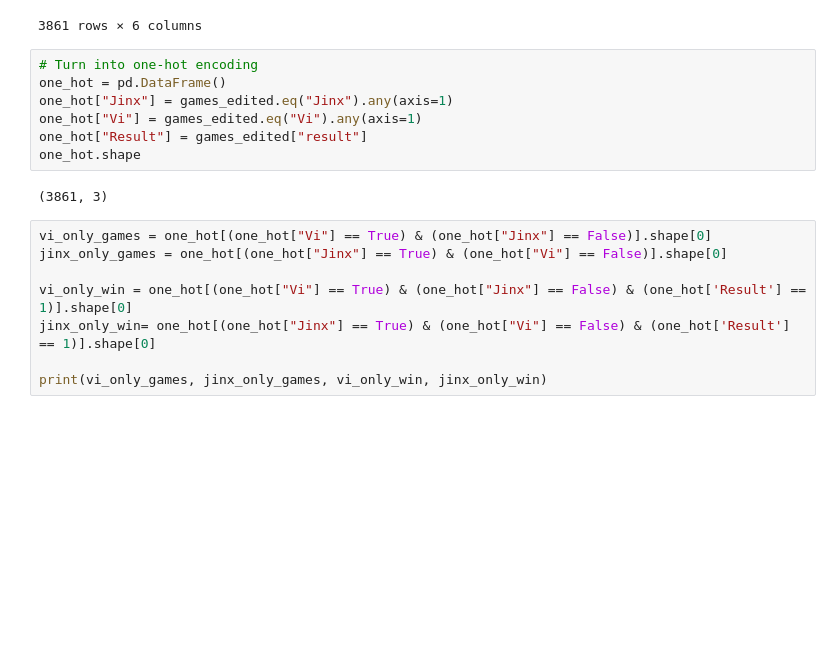
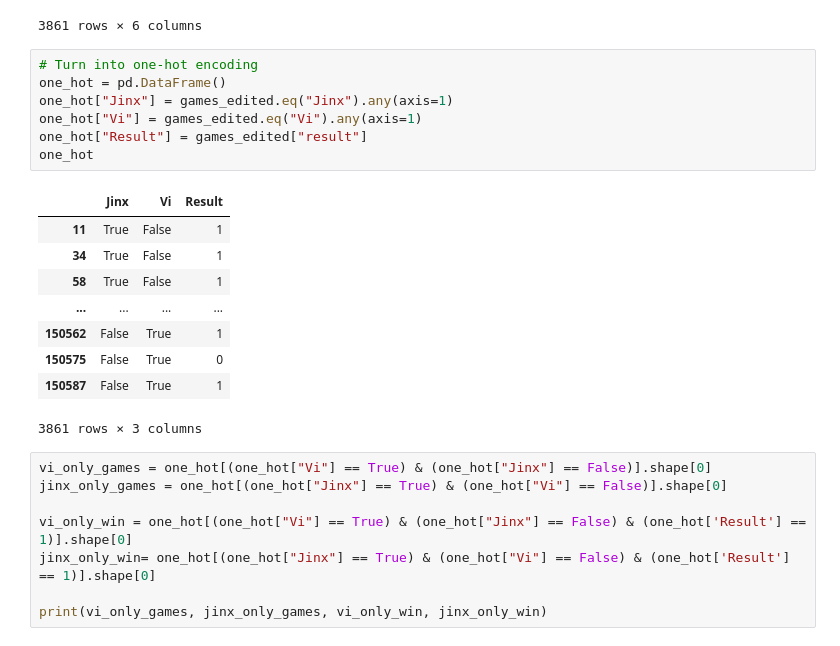
Before and after one commit to ryw27/pds-final-proj, a Jupyter notebook: template.ipynb, the cells around one changed output. Cells and saved outputs as stored; diff of their text form; blank space fills up the shorter version.

```diff
--- a/template.ipynb
+++ b/template.ipynb
@@ -95,12 +95,20 @@ games_edited[['pick1','pick2','pick3','pick4','pick5','result']]
 # %%
 # Turn into one-hot encoding
 one_hot = pd.DataFrame()
 one_hot["Jinx"] = games_edited.eq("Jinx").any(axis=1)
 one_hot["Vi"] = games_edited.eq("Vi").any(axis=1)
 one_hot["Result"] = games_edited["result"]
-one_hot.shape
+one_hot
 # %% [output]
+|  | Jinx | Vi | Result |
+| 11 | True | False | 1 |
+| 34 | True | False | 1 |
+| 58 | True | False | 1 |
+| ... | ... | ... | ... |
+| 150562 | False | True | 1 |
+| 150575 | False | True | 0 |
+| 150587 | False | True | 1 |
-(3861, 3)
+3861 rows × 3 columns
 # %%
 vi_only_games = one_hot[(one_hot["Vi"] == True) & (one_hot["Jinx"] == False)].shape[0]
 jinx_only_games = one_hot[(one_hot["Jinx"] == True) & (one_hot["Vi"] == False)].shape[0]
```
Also changed, not shown: parts of 14 cells of this notebook, 2 other files.
